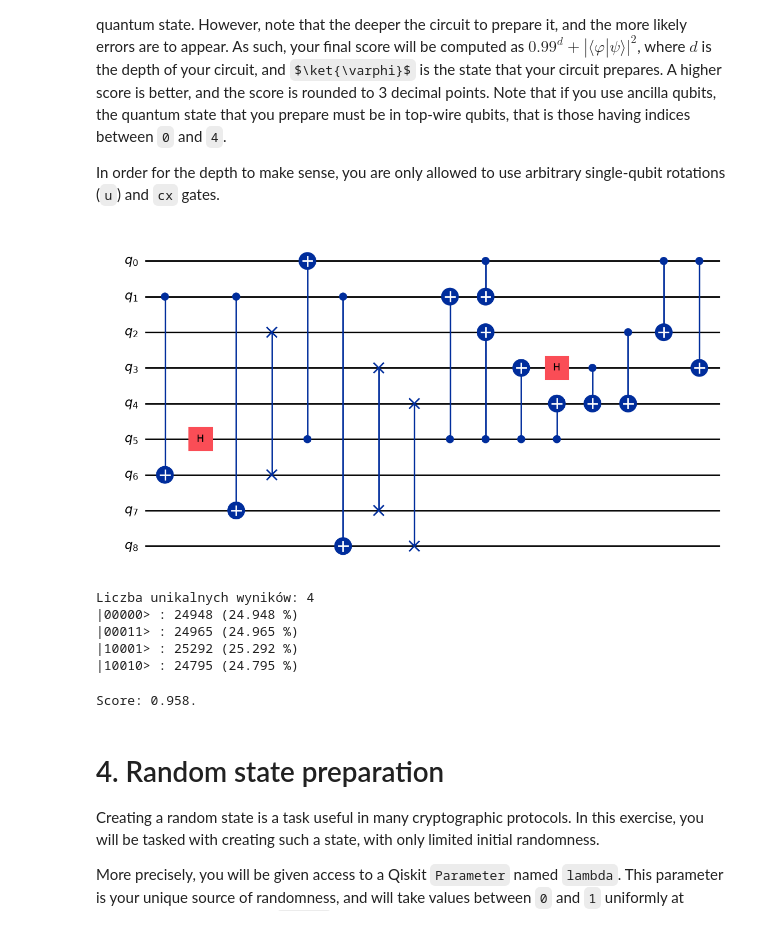
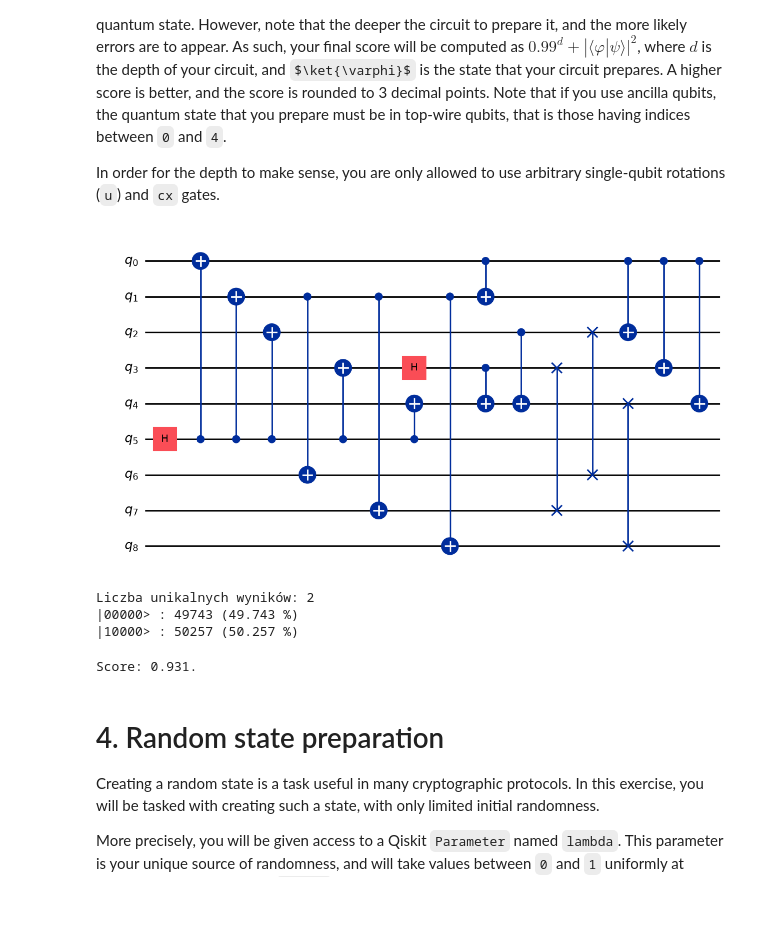
Before and after one commit to jzywiecki/quantum-computing-hackathon, a Jupyter notebook: Questions2026.ipynb, the cells around one changed output. Drawn from its saved outputs; the diff is of its cells as text; code cells hidden in the pictures; some formulas as TeX source.

```diff
--- a/Questions2026.ipynb
+++ b/Questions2026.ipynb
@@ -272,50 +272,60 @@ In order for the depth to make sense, you are only allowed to use arbitrary sing
 # %%
 # SUBMISSION CELL
 from qiskit import QuantumCircuit
 
 # YOUR CODE HERE
 # Note: you can change the number of qubits, but don't change the name of the quantum circuit
 qc = QuantumCircuit(9)
 
-# Rule 3
+# Whole entanglement with ancilla
+qc.h(5)
+qc.cx(5,0)
+qc.cx(5,1)
+qc.cx(5,2)
+qc.cx(5,3)
+qc.cx(5,4)
+
+
+# Rule 2 - state 3,4 entanglement
+qc.h(3)
+qc.cx(3,4)
+
+# if [2]==0, then [34]=|00>+|11>, if [2]==1, then [34]==|01>+|10>
+qc.cx(2,4)
+
+# # Rule 3
+# qc.cswap(1, 2, 6)
+# qc.cswap(1, 3, 7)
+# qc.cswap(1, 4, 8)
+
+
 #####################
 #kubas gate
 #ancilla lines 6, 7, 8
 qc.cx(1, 6)
 qc.cx(1, 7)
 qc.cx(1, 8)
 
 qc.swap(6, 2)
 qc.swap(7, 3)
 qc.swap(8, 4)
 
+# qc.cswap(1, 2, 6)
+# qc.cswap(1, 3, 7)
+# qc.cswap(1, 4, 8)
 ######################
-
-# Whole entanglement with ancilla
-qc.h(5)
-qc.cx(5,0)
-qc.cx(5,1)
-qc.cx(5,2)
-qc.cx(5,3)
-qc.cx(5,4)
-
-# Rule 2 - state 3,4 entanglement
-qc.h(3)
-qc.cx(3,4)
-
-# if [2]==0, then [34]=|00>+|11>, if [2]==1, then [34]==|01>+|10>
-qc.cx(2,4)
 
 # Rule 1 - apply symmetry
 qc.cx(0,1)
 qc.cx(0,2)
 qc.cx(0,3)
+qc.cx(0,4)
 
 display(qc.draw("mpl"))
 
 qc = qc.decompose(reps=100)
 # %% [output]
-[figure, old version]
+[figure, new version]
 # %%
 from qiskit import QuantumCircuit, ClassicalRegister
 from qiskit.primitives import StatevectorSampler
@@ -353,11 +363,9 @@ print(f"Liczba unikalnych wyników: {len(stats)}")
 for outcome, count in sorted(stats.items()):
     print(f"|{outcome}> : {count} ({100*count/sum(stats.values()):.3f} %)")
 # %% [output]
-Liczba unikalnych wyników: 4
-|00000> : 24948 (24.948 %)
-|00011> : 24965 (24.965 %)
-|10001> : 25292 (25.292 %)
-|10010> : 24795 (24.795 %)
+Liczba unikalnych wyników: 2
+|00000> : 49743 (49.743 %)
+|10000> : 50257 (50.257 %)
 # %%
 # SCORING CELL
 
@@ -379,7 +387,7 @@ def test_state_preparation(qc: QuantumCircuit) -> float:
 
 print(f"Score: {test_state_preparation(qc):.3f}.")
 # %% [output]
-Score: 0.958.
+Score: 0.931.
 # %% [markdown]
 # 4. Random state preparation
 
```
